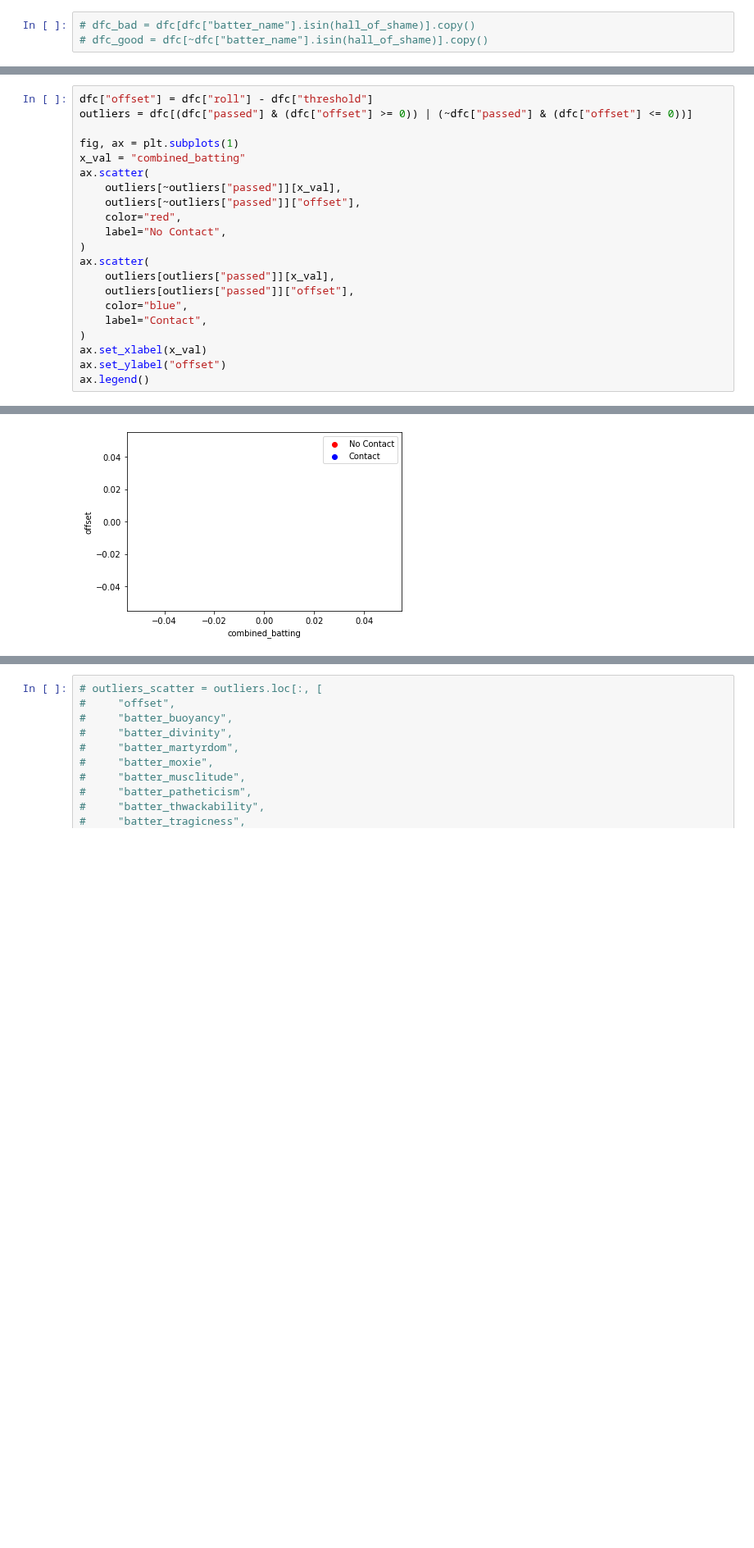
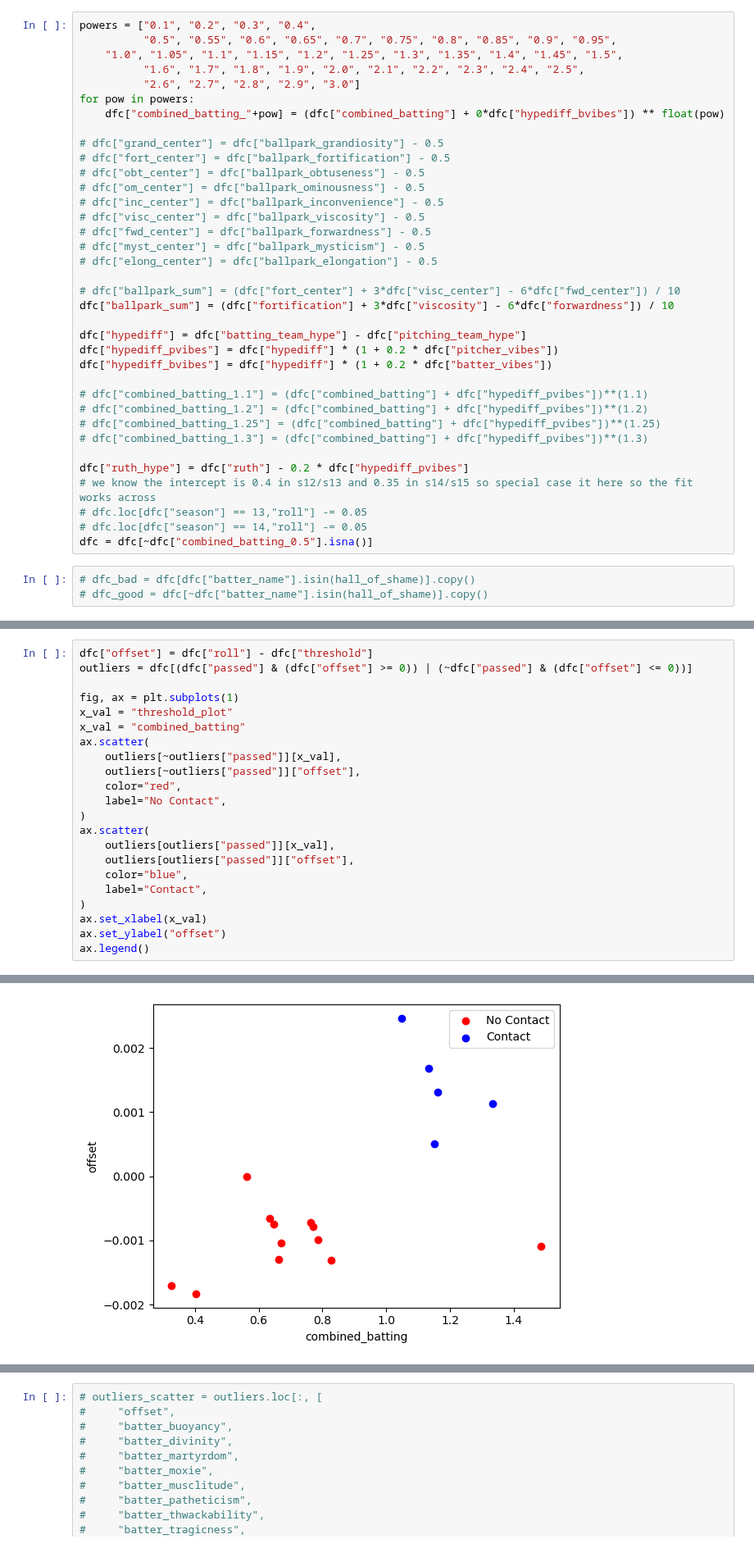
Before and after one commit to xSke/resim, a Jupyter notebook: notebooks/contact_on_strikes.ipynb, the cells around one changed output, grey strips where cells are left out. Shown at 82% size. Cells and saved outputs as stored; diff of their text form; blank space fills up the shorter version.

Commit message:
contact on strikes is a mess with hype, wow

```diff
--- a/notebooks/contact_on_strikes.ipynb
+++ b/notebooks/contact_on_strikes.ipynb
@@ -139,3 +166,39 @@ dfc["ballpark_sum"] = (dfc["fort_center"] + 3*dfc["visc_center"] - 6*dfc["fwd_ce
+# %%
+powers = ["0.1", "0.2", "0.3", "0.4",
+          "0.5", "0.55", "0.6", "0.65", "0.7", "0.75", "0.8", "0.85", "0.9", "0.95",
+    "1.0", "1.05", "1.1", "1.15", "1.2", "1.25", "1.3", "1.35", "1.4", "1.45", "1.5",
+          "1.6", "1.7", "1.8", "1.9", "2.0", "2.1", "2.2", "2.3", "2.4", "2.5",
+          "2.6", "2.7", "2.8", "2.9", "3.0"]
+for pow in powers:
+    dfc["combined_batting_"+pow] = (dfc["combined_batting"] + 0*dfc["hypediff_bvibes"]) ** float(pow)
+
+# dfc["grand_center"] = dfc["ballpark_grandiosity"] - 0.5
+# dfc["fort_center"] = dfc["ballpark_fortification"] - 0.5
+# dfc["obt_center"] = dfc["ballpark_obtuseness"] - 0.5
+# dfc["om_center"] = dfc["ballpark_ominousness"] - 0.5
+# dfc["inc_center"] = dfc["ballpark_inconvenience"] - 0.5
+# dfc["visc_center"] = dfc["ballpark_viscosity"] - 0.5
+# dfc["fwd_center"] = dfc["ballpark_forwardness"] - 0.5
+# dfc["myst_center"] = dfc["ballpark_mysticism"] - 0.5
+# dfc["elong_center"] = dfc["ballpark_elongation"] - 0.5
+
+# dfc["ballpark_sum"] = (dfc["fort_center"] + 3*dfc["visc_center"] - 6*dfc["fwd_center"]) / 10
+dfc["ballpark_sum"] = (dfc["fortification"] + 3*dfc["viscosity"] - 6*dfc["forwardness"]) / 10
+
+dfc["hypediff"] = dfc["batting_team_hype"] - dfc["pitching_team_hype"]
+dfc["hypediff_pvibes"] = dfc["hypediff"] * (1 + 0.2 * dfc["pitcher_vibes"])
+dfc["hypediff_bvibes"] = dfc["hypediff"] * (1 + 0.2 * dfc["batter_vibes"])
+
+# dfc["combined_batting_1.1"] = (dfc["combined_batting"] + dfc["hypediff_pvibes"])**(1.1)
+# dfc["combined_batting_1.2"] = (dfc["combined_batting"] + dfc["hypediff_pvibes"])**(1.2)
+# dfc["combined_batting_1.25"] = (dfc["combined_batting"] + dfc["hypediff_pvibes"])**(1.25)
+# dfc["combined_batting_1.3"] = (dfc["combined_batting"] + dfc["hypediff_pvibes"])**(1.3)
+
+dfc["ruth_hype"] = dfc["ruth"] - 0.2 * dfc["hypediff_pvibes"]
+# we know the intercept is 0.4 in s12/s13 and 0.35 in s14/s15 so special case it here so the fit works across
+# dfc.loc[dfc["season"] == 13,"roll"] -= 0.05
+# dfc.loc[dfc["season"] == 14,"roll"] -= 0.05
+dfc = dfc[~dfc["combined_batting_0.5"].isna()]
 # %%
 # dfc_bad = dfc[dfc["batter_name"].isin(hall_of_shame)].copy()
 # dfc_good = dfc[~dfc["batter_name"].isin(hall_of_shame)].copy()
@@ -288,27 +375,28 @@ dfc["threshold"] = dfc.apply(fit_func_cap, axis=1)
 # %%
 dfc["offset"] = dfc["roll"] - dfc["threshold"]
 outliers = dfc[(dfc["passed"] & (dfc["offset"] >= 0)) | (~dfc["passed"] & (dfc["offset"] <= 0))]
 
 fig, ax = plt.subplots(1)
+x_val = "threshold_plot"
 x_val = "combined_batting"
 ax.scatter(
     outliers[~outliers["passed"]][x_val],
     outliers[~outliers["passed"]]["offset"],
     color="red",
     label="No Contact",
 )
 ax.scatter(
     outliers[outliers["passed"]][x_val],
     outliers[outliers["passed"]]["offset"],
     color="blue",
     label="Contact",
 )
 ax.set_xlabel(x_val)
 ax.set_ylabel("offset")
 ax.legend()
 # %% [output]
 <matplotlib.legend.Legend at 0x...>
-[figure, old version]
+[figure, new version]
 # %%
 pd.set_option("display.max_columns", None)
 table = outliers[
```
Also changed, not shown: parts of 24 cells of this notebook.
